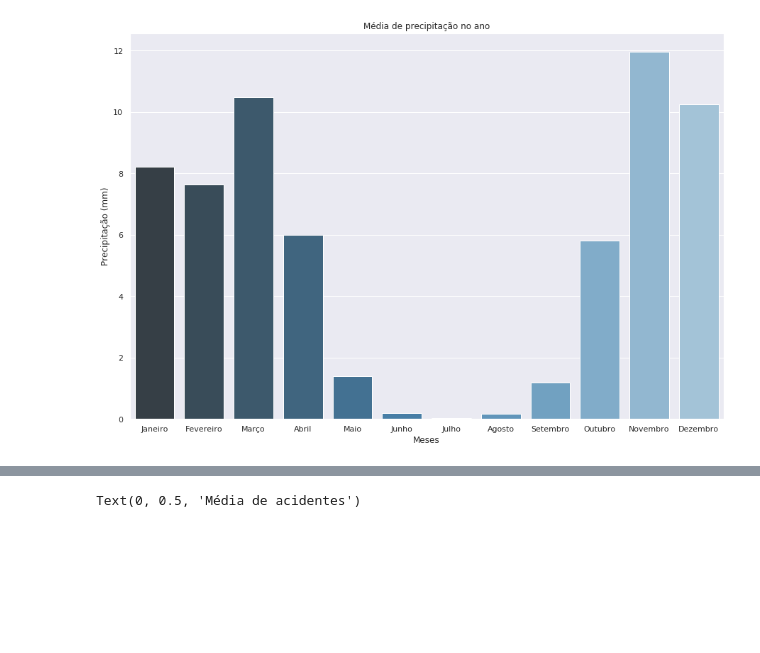
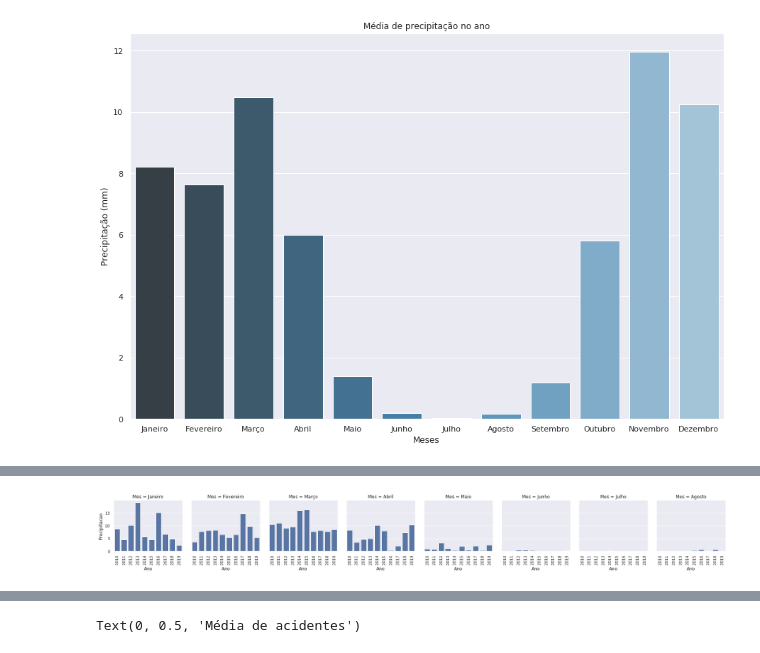
Before and after one commit to IagoCarvalho/tcc_scripts, a Jupyter notebook: QP02-Analysis.ipynb, the cells around one changed output, grey strips where cells are left out. Drawn from its saved outputs; the diff is of its cells as text; code cells hidden in the pictures; blank space fills up the shorter version.

Commit message:
Creating FacetGrid to precipitation mean by the years.

```diff
--- a/QP02-Analysis.ipynb
+++ b/QP02-Analysis.ipynb
@@ -58,3 +59,10 @@ plt.ylabel("Precipitação (mm)")
 # %% [output]
 Text(0, 0.5, 'Precipitação (mm)')
 [figure]
+# %%
+historico_precipitacao_meses = df_meteorologia_2010_2019
+historico_precipitacao_meses['Ano'] = historico_precipitacao_meses['Data'].dt.year
+historico_precipitacao_meses['Mes Ano'] = historico_precipitacao_meses['Mes'] * 10000 + historico_precipitacao_meses['Ano']
+historico_precipitacao_meses = historico_precipitacao_meses.groupby('Mes Ano').mean().reset_index()
+historico_precipitacao_meses['Mes'] = historico_precipitacao_meses['Mes'].replace(dict_meses)
+historico_precipitacao_meses.head()
@@ -60,0 +76,10 @@ Text(0, 0.5, 'Precipitação (mm)')
+# %%
+def plot_precipitacao_meses(meses):
+    graph = sns.FacetGrid(meses, col='Mes')
+    graph.map(sns.barplot, 'Ano', 'Precipitacao')
+    graph.set_xticklabels(rotation=90)
+# %%
+jan_ago = historico_precipitacao_meses.loc[historico_precipitacao_meses['Mes Ano'] <= 82019]
+plot_precipitacao_meses(jan_ago)
+# %% [output]
+[figure, added]
```
Also changed, not shown: parts of 4 cells of this notebook.
